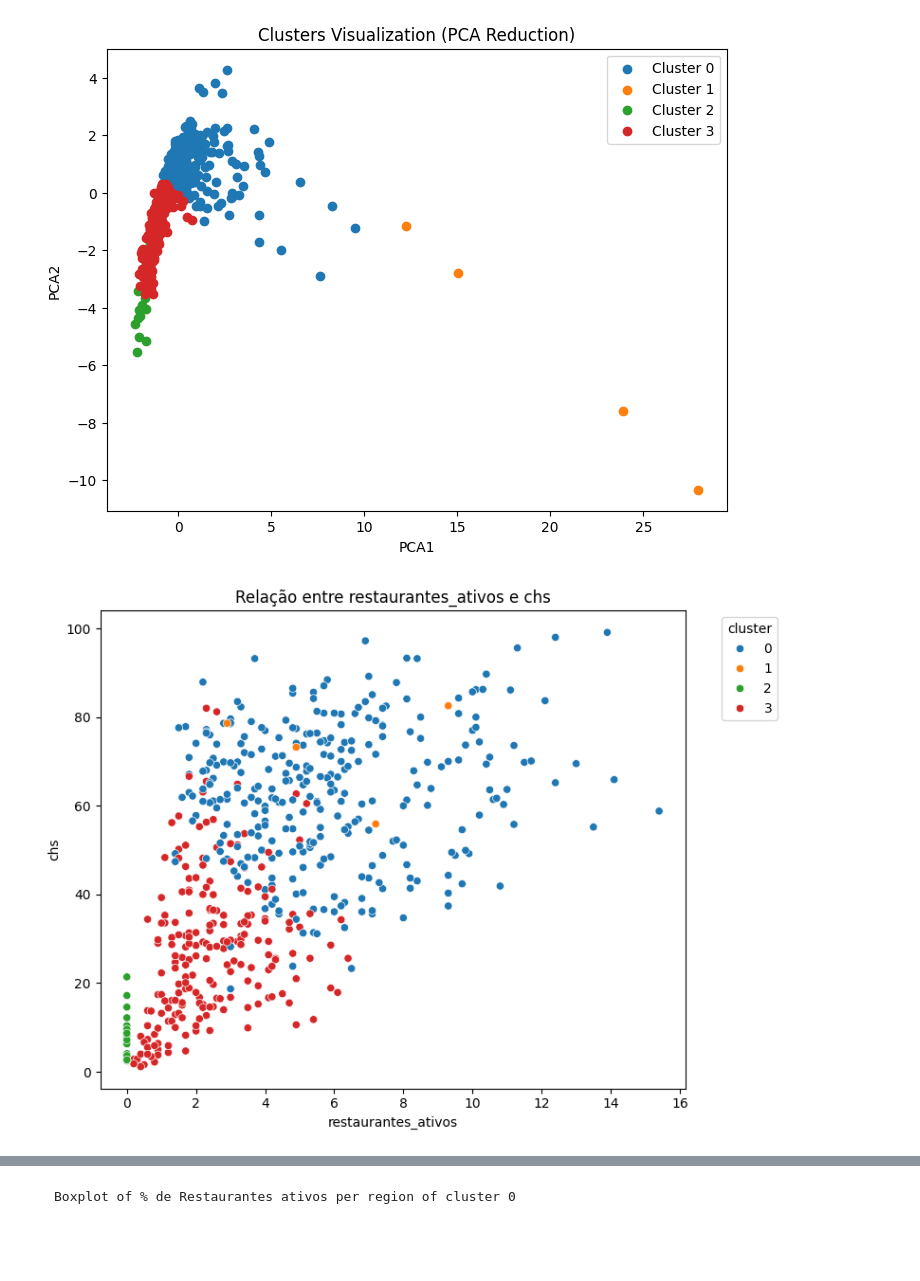
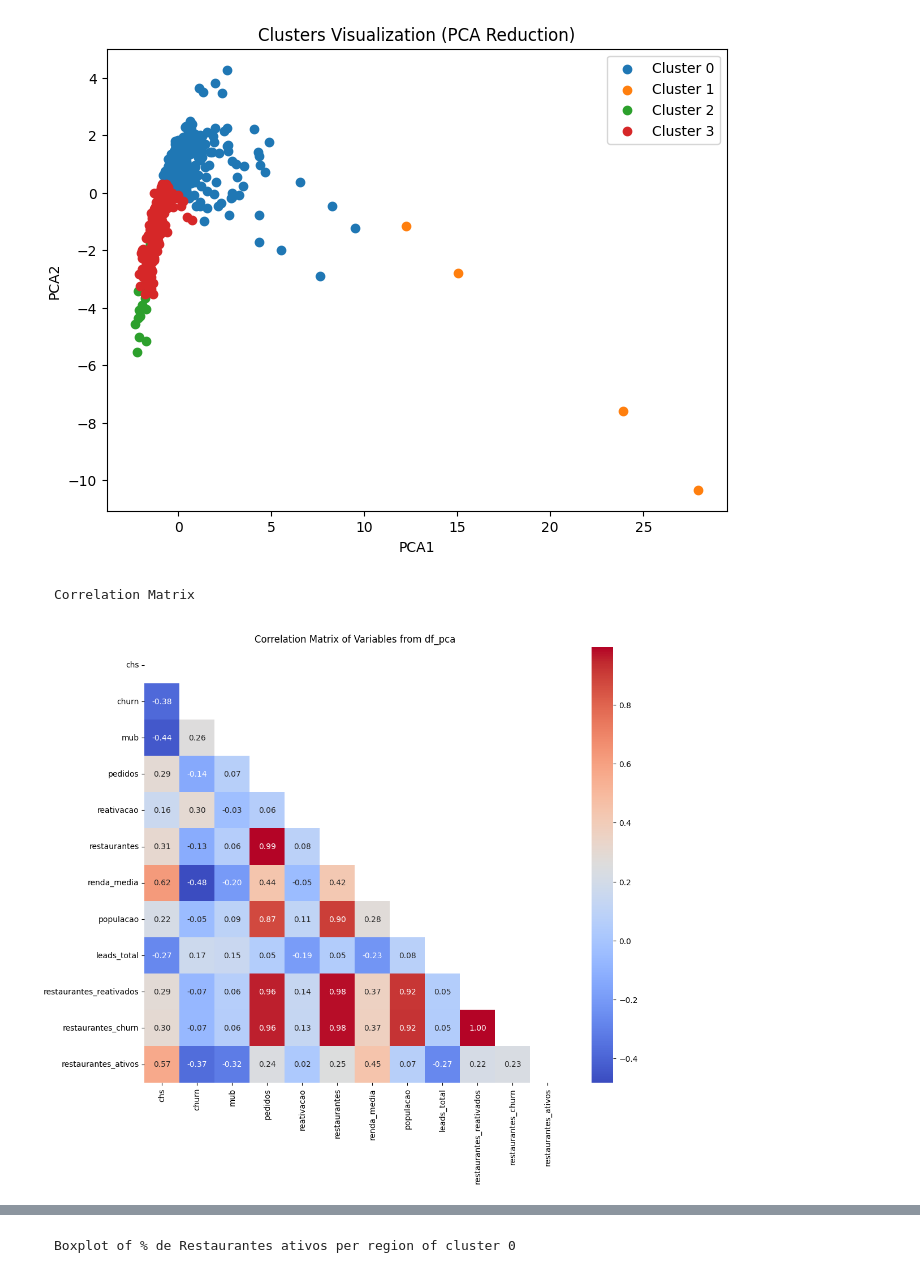
Before and after one commit to j4-metrics/Case-Ifood---Data-Analyst, a Jupyter notebook: PS_Ifood_Data_Analyst.ipynb, the cells around one changed output, grey strips where cells are left out. Drawn from its saved outputs; the diff is of its cells as text; code cells hidden in the pictures; blank space fills up the shorter version.

```diff
--- a/PS_Ifood_Data_Analyst.ipynb
+++ b/PS_Ifood_Data_Analyst.ipynb
@@ -460,7 +444,23 @@ plt.legend()
 plt.show()
 # %% [output]
 [figure]
-# %%
-mf.plot_scatter(data=df_median, x='restaurantes_ativos', y='chs', hue='cluster')
-# %% [output]
-[figure, removed]
+# %% [markdown]
+    Correlation Matrix
+# %%
+df_num = df_median[['chs', 'churn', 'mub', 'pedidos',
+                    'reativacao', 'restaurantes', 'renda_media', 'populacao', 'leads_total',
+                    'restaurantes_reativados', 'restaurantes_churn', 'restaurantes_ativos']]
+# %%
+# Calculate the correlation matrix
+corr_matrix = df_num.corr()
+
+# Create a mask for the off-diagonal elements
+mask = np.triu(np.ones_like(corr_matrix, dtype=bool))
+
+# Plotting the correlation matrix heatmap
+plt.figure(figsize=(12, 10))
+sns.heatmap(corr_matrix, annot=True, cmap='coolwarm', fmt=".2f", mask=mask)
+plt.title('Correlation Matrix of Variables from df_pca')
+plt.show()
+# %% [output]
+[figure, added]
```
Also changed, not shown: parts of 16 cells of this notebook.
